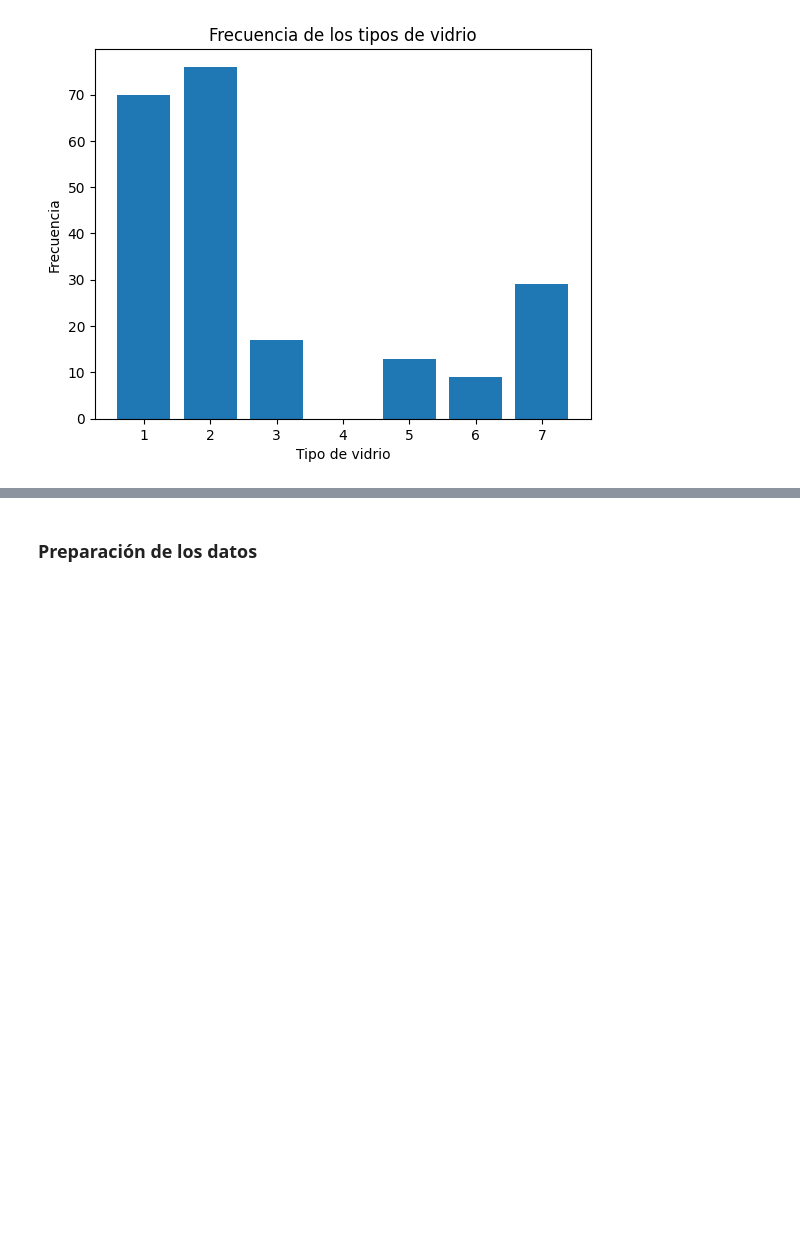
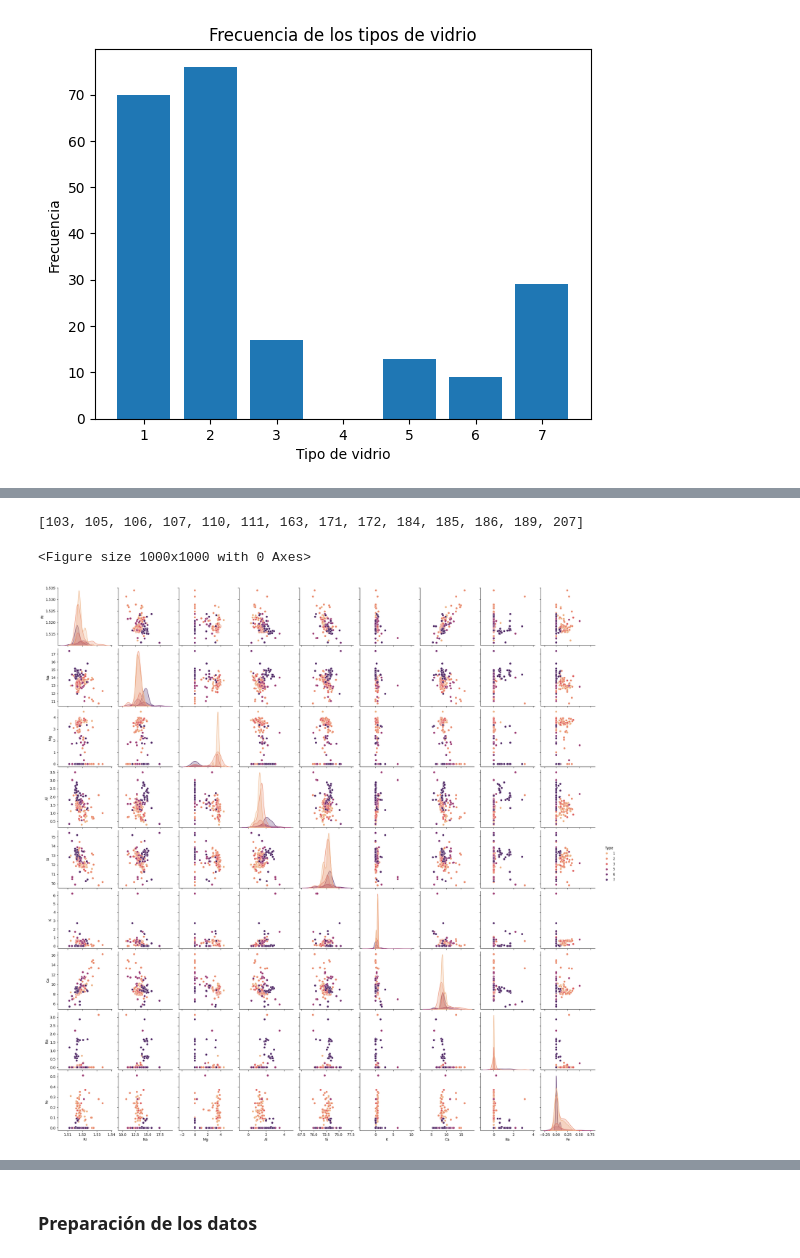
Before and after one commit to sva-alt/los-artificios-glass-dataset, a Jupyter notebook: glass.ipynb, the cells around one changed output, grey strips where cells are left out. Cells and saved outputs as stored; diff of their text form; code cells hidden in the pictures; blank space fills up the shorter version.

```diff
--- a/glass.ipynb
+++ b/glass.ipynb
@@ -102,0 +109,38 @@ for feat in glass.columns:
+# %%
+def identify_outliers(df):
+  outliers = []
+  for col in df.columns.tolist():
+    Q1 = df[col].quantile(0.25)
+    Q3 = df[col].quantile(0.75)
+    IQR = Q3 - Q1
+    lower_bound = Q1 - 1.5 * IQR
+    upper_bound = Q3 + 1.5 * IQR
+    outliers_list = df[(df[col] < lower_bound) | (df[col] > upper_bound)].index
+    outliers.extend(outliers_list)
+  outliers.sort()
+  outliers_count = {}
+  for i in range(len(outliers)):
+    if outliers_count.get(outliers[i]) is not None:
+      outliers_count[outliers[i]] += 1
+    else:
+      outliers_count[outliers[i]] = 1
+
+  atypical = []
+  for key, value in outliers_count.items():
+    if value > 2:
+      atypical.append(key)
+
+
+
+  return atypical
+
+print(identify_outliers(glass[glass.columns[:-1].tolist()]))
+# %% [output]
+[103, 105, 106, 107, 110, 111, 163, 171, 172, 184, 185, 186, 189, 207]
+# %%
+plt.figure(figsize=(10, 10))
+sns.pairplot(glass,  hue='Type', palette='flare')
+plt.show()
+# %% [output]
+<Figure size 1000x1000 with 0 Axes>
+[figure, added]
```
Also changed, not shown: parts of 12 cells of this notebook.
